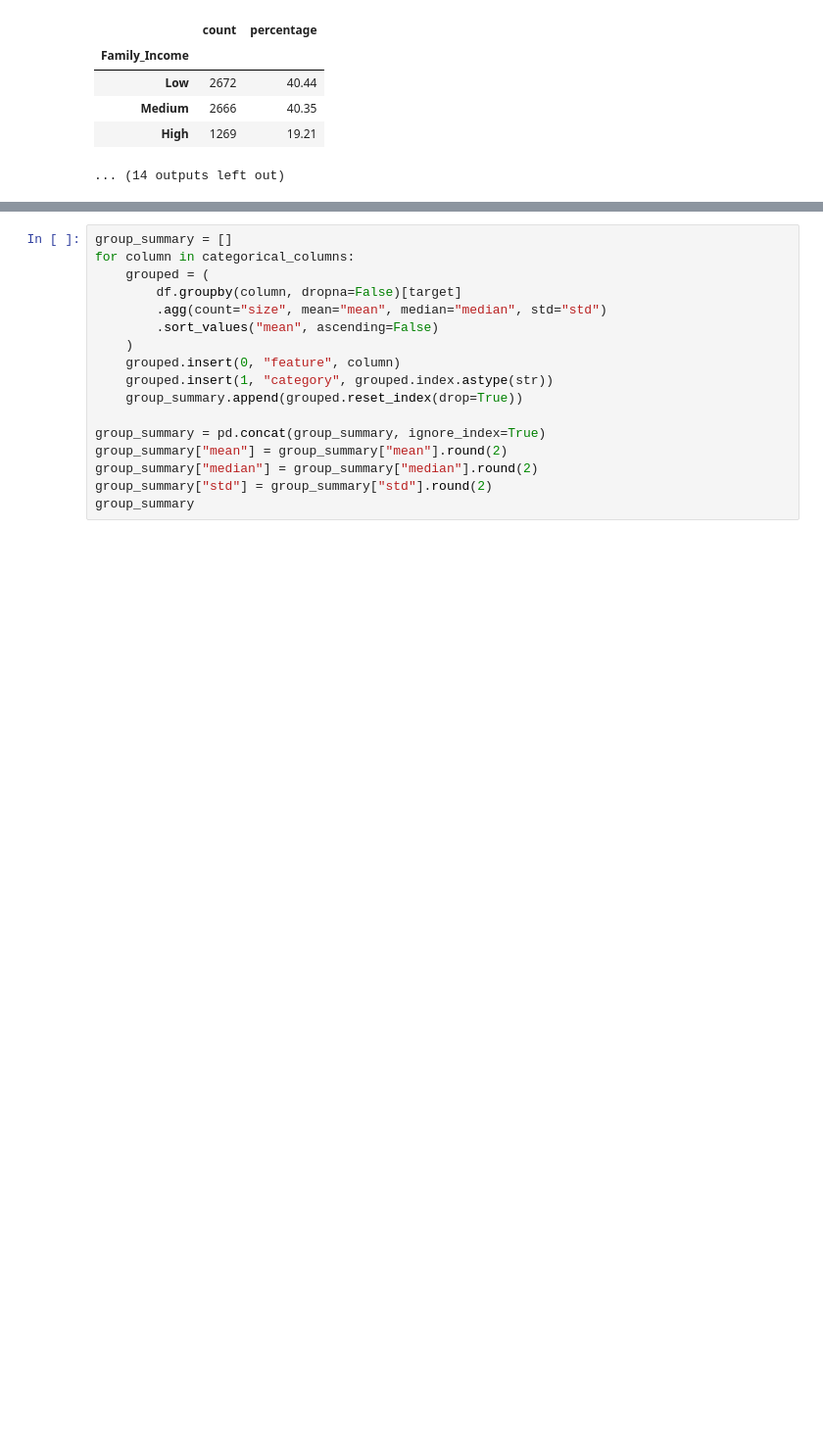
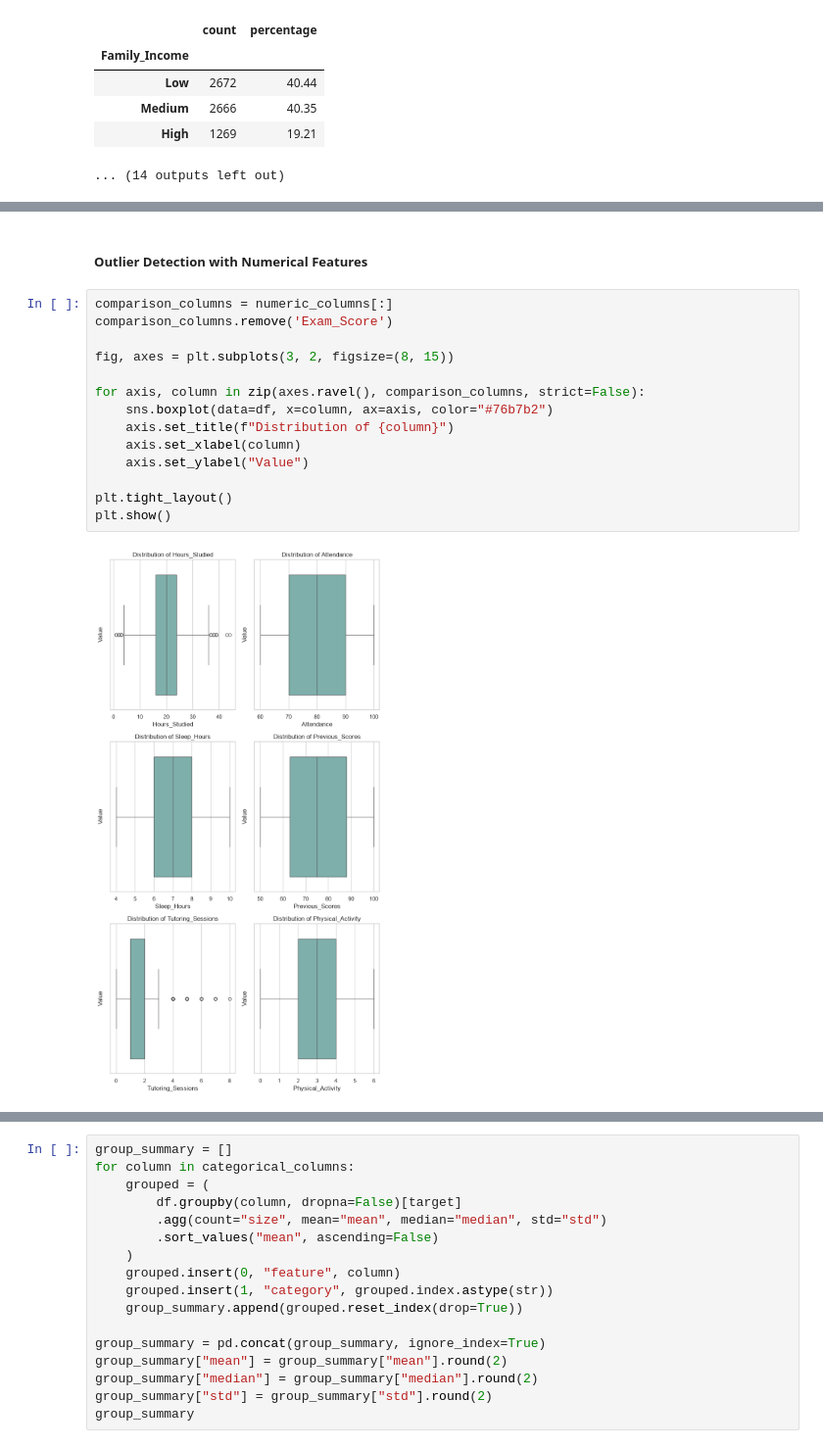
Before and after one commit to adamu-joseph/student-performance-indicator, a Jupyter notebook: notebook/EDA.ipynb, the cells around one changed output, grey strips where cells are left out. Shown at 98% size. Saved outputs shown, nothing was run; the diff lists cells and outputs as text; blank space fills up the shorter version.

```diff
--- a/notebook/EDA.ipynb
+++ b/notebook/EDA.ipynb
@@ -255,0 +249,18 @@ plt.show()
+# %% [markdown]
+##### Outlier Detection with Numerical Features
+# %%
+comparison_columns = numeric_columns[:]
+comparison_columns.remove('Exam_Score')
+
+fig, axes = plt.subplots(3, 2, figsize=(8, 15))
+
+for axis, column in zip(axes.ravel(), comparison_columns, strict=False):
+    sns.boxplot(data=df, x=column, ax=axis, color="#76b7b2")
+    axis.set_title(f"Distribution of {column}")
+    axis.set_xlabel(column)
+    axis.set_ylabel("Value")
+
+plt.tight_layout()
+plt.show()
+# %% [output]
+[figure, added]
```
Also changed, not shown: parts of 3 cells of this notebook, 1 other file.
